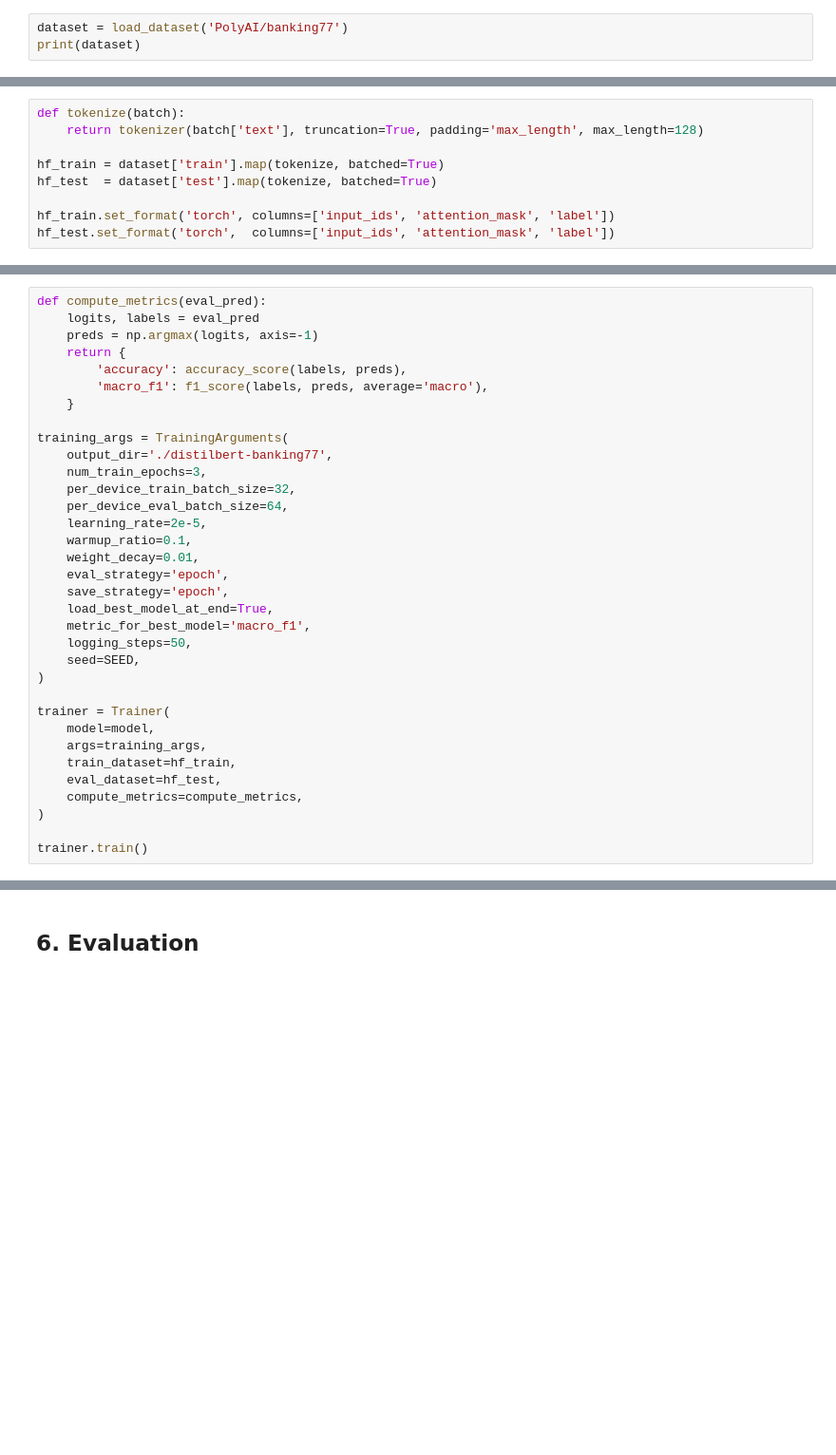
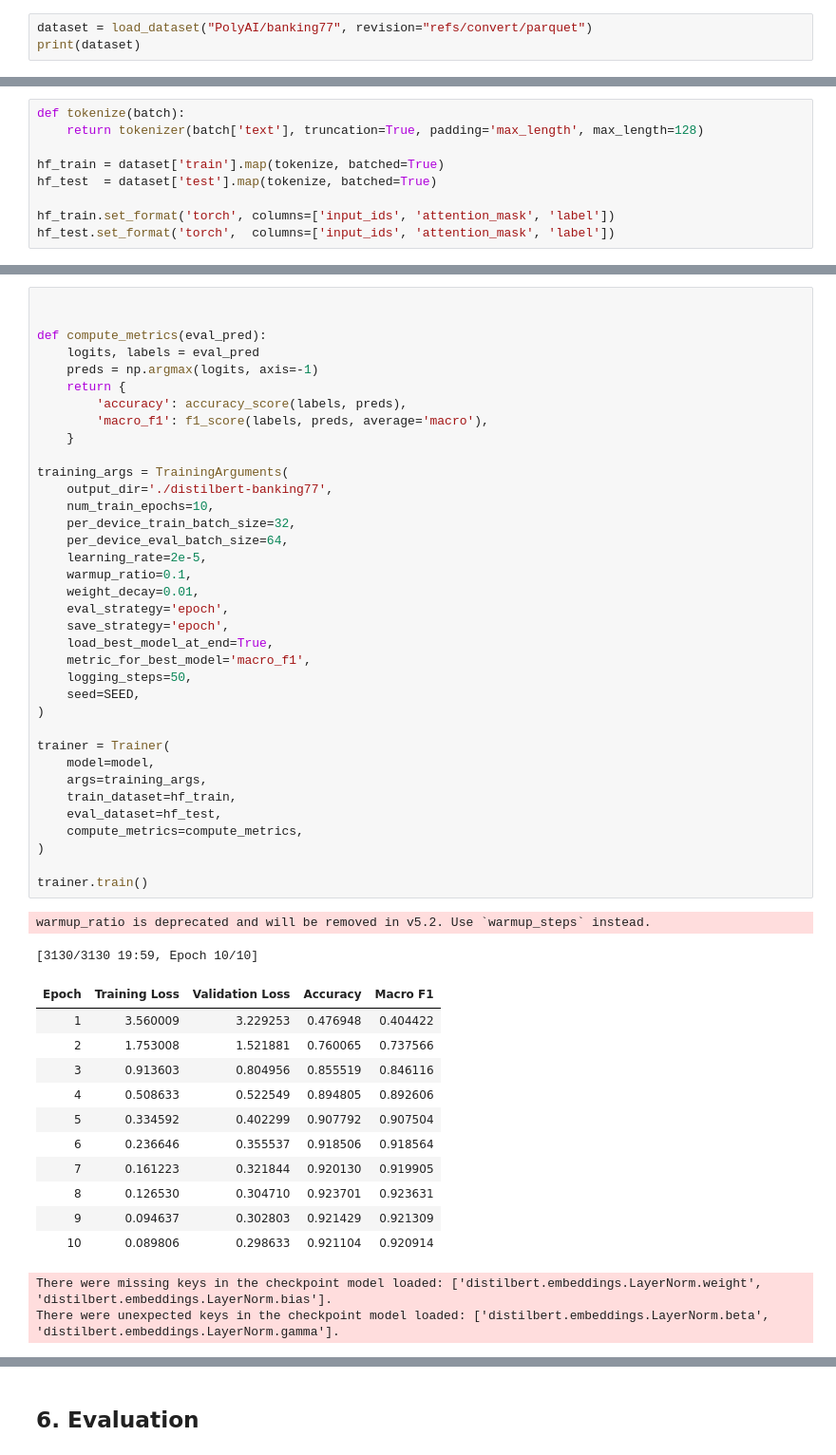
Before and after one commit to sophieporton/banking77_classification, a Jupyter notebook: banking77_classification.ipynb, the cells around one changed output, grey strips where cells are left out. Shown at 95% size. Drawn from its saved outputs; the diff is of its cells as text; blank space fills up the shorter version.

```diff
--- a/banking77_classification.ipynb
+++ b/banking77_classification.ipynb
@@ -37,7 +40,7 @@ Using device: cpu
 # %% [markdown]
 ## 2. Load Data
 # %%
-dataset = load_dataset('PolyAI/banking77')
+dataset = load_dataset("PolyAI/banking77", revision="refs/convert/parquet")
 print(dataset)
 # %% [output]
 Warning: You are sending unauthenticated requests to the HF Hub. Please set a HF_TOKEN to enable higher rate limits and faster downloads.
@@ -137,34 +208,52 @@ model.to(device);
 # %%
+
+
 def compute_metrics(eval_pred):
     logits, labels = eval_pred
     preds = np.argmax(logits, axis=-1)
     return {
         'accuracy': accuracy_score(labels, preds),
         'macro_f1': f1_score(labels, preds, average='macro'),
     }
 
 training_args = TrainingArguments(
     output_dir='./distilbert-banking77',
-    num_train_epochs=3,
+    num_train_epochs=10,
     per_device_train_batch_size=32,
     per_device_eval_batch_size=64,
     learning_rate=2e-5,
     warmup_ratio=0.1,
     weight_decay=0.01,
     eval_strategy='epoch',
     save_strategy='epoch',
     load_best_model_at_end=True,
     metric_for_best_model='macro_f1',
     logging_steps=50,
     seed=SEED,
 )
 
 trainer = Trainer(
     model=model,
     args=training_args,
     train_dataset=hf_train,
     eval_dataset=hf_test,
     compute_metrics=compute_metrics,
 )
 
 trainer.train()
+# %% [output]
+warmup_ratio is deprecated and will be removed in v5.2. Use `warmup_steps` instead.
+[3130/3130 19:59, Epoch 10/10]
+| Epoch | Training Loss | Validation Loss | Accuracy | Macro F1 |
+| 1 | 3.560009 | 3.229253 | 0.476948 | 0.404422 |
+| 2 | 1.753008 | 1.521881 | 0.760065 | 0.737566 |
+| 3 | 0.913603 | 0.804956 | 0.855519 | 0.846116 |
+| 4 | 0.508633 | 0.522549 | 0.894805 | 0.892606 |
+| 5 | 0.334592 | 0.402299 | 0.907792 | 0.907504 |
+| 6 | 0.236646 | 0.355537 | 0.918506 | 0.918564 |
+| 7 | 0.161223 | 0.321844 | 0.920130 | 0.919905 |
+| 8 | 0.126530 | 0.304710 | 0.923701 | 0.923631 |
+| 9 | 0.094637 | 0.302803 | 0.921429 | 0.921309 |
+| 10 | 0.089806 | 0.298633 | 0.921104 | 0.920914 |
+There were missing keys in the checkpoint model loaded: ['distilbert.embeddings.LayerNorm.weight', 'distilbert.embeddings.LayerNorm.bias'].
+There were unexpected keys in the checkpoint model loaded: ['distilbert.embeddings.LayerNorm.beta', 'distilbert.embeddings.LayerNorm.gamma'].
```
Also changed, not shown: parts of 16 cells of this notebook.
